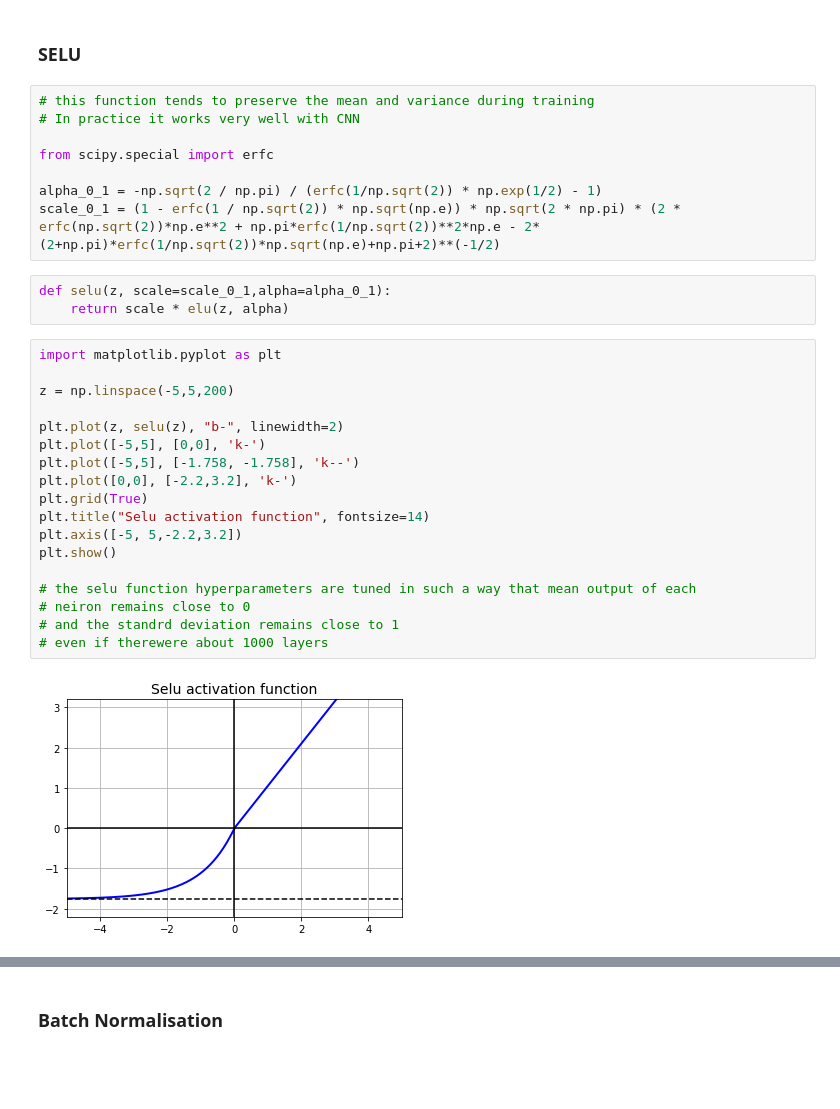
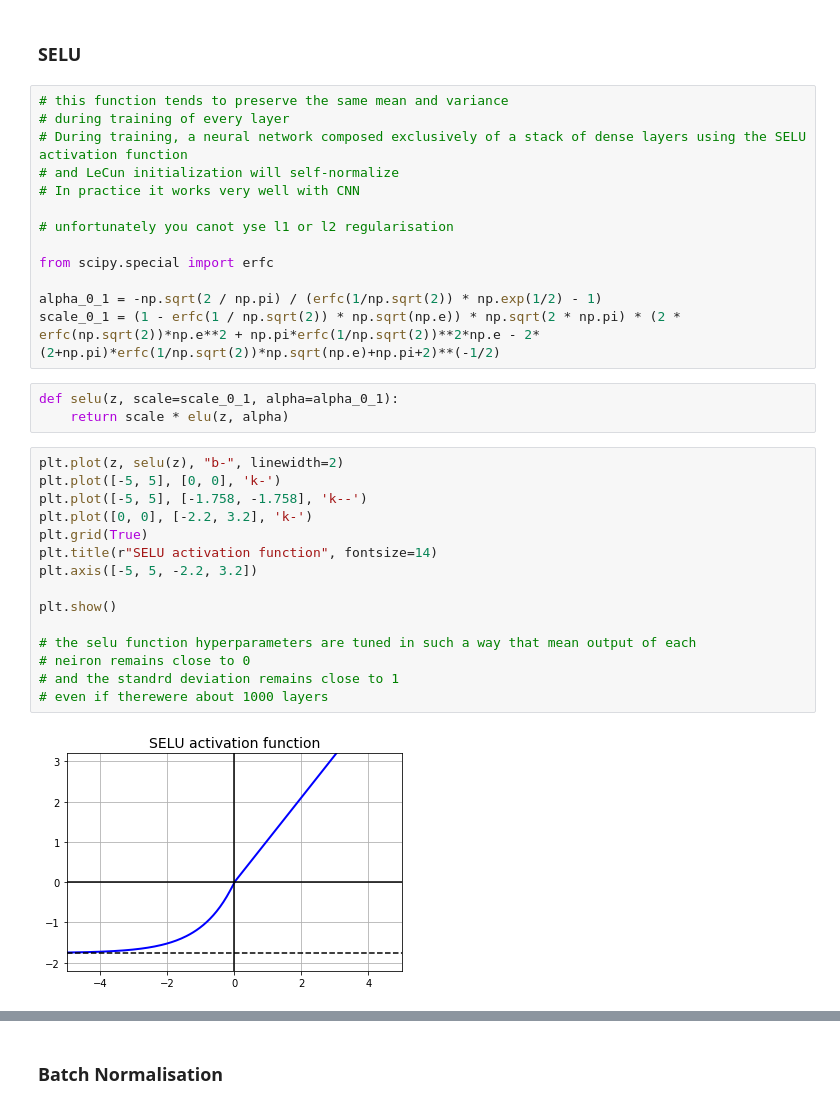
Before and after one commit to fanbyprinciple/hands_on_ml, a Jupyter notebook: chapter_11/deepnets.ipynb, the cells around one changed output, grey strips where cells are left out. Cells and saved outputs as stored; diff of their text form; blank space fills up the shorter version.

```diff
--- a/chapter_11/deepnets.ipynb
+++ b/chapter_11/deepnets.ipynb
@@ -234,34 +233,36 @@ hidden1 = tf.layers.dense(X, n_hidden1,activation=tf.nn.elu, name="hidden1")
 # %% [markdown]
 ### SELU
 # %%
-# this function tends to preserve the mean and variance during training
+# this function tends to preserve the same mean and variance
+# during training of every layer
+# During training, a neural network composed exclusively of a stack of dense layers using the SELU activation function
+# and LeCun initialization will self-normalize
 # In practice it works very well with CNN
+
+# unfortunately you canot yse l1 or l2 regularisation
 
 from scipy.special import erfc
 
 alpha_0_1 = -np.sqrt(2 / np.pi) / (erfc(1/np.sqrt(2)) * np.exp(1/2) - 1)
 scale_0_1 = (1 - erfc(1 / np.sqrt(2)) * np.sqrt(np.e)) * np.sqrt(2 * np.pi) * (2 * erfc(np.sqrt(2))*np.e**2 + np.pi*erfc(1/np.sqrt(2))**2*np.e - 2*(2+np.pi)*erfc(1/np.sqrt(2))*np.sqrt(np.e)+np.pi+2)**(-1/2)
 # %%
-def selu(z, scale=scale_0_1,alpha=alpha_0_1):
+def selu(z, scale=scale_0_1, alpha=alpha_0_1):
     return scale * elu(z, alpha)
 # %%
-import matplotlib.pyplot as plt
+plt.plot(z, selu(z), "b-", linewidth=2)
+plt.plot([-5, 5], [0, 0], 'k-')
+plt.plot([-5, 5], [-1.758, -1.758], 'k--')
+plt.plot([0, 0], [-2.2, 3.2], 'k-')
+plt.grid(True)
+plt.title(r"SELU activation function", fontsize=14)
+plt.axis([-5, 5, -2.2, 3.2])
 
-z = np.linspace(-5,5,200)
-
-plt.plot(z, selu(z), "b-", linewidth=2)
-plt.plot([-5,5], [0,0], 'k-')
-plt.plot([-5,5], [-1.758, -1.758], 'k--')
-plt.plot([0,0], [-2.2,3.2], 'k-')
-plt.grid(True)
-plt.title("Selu activation function", fontsize=14)
-plt.axis([-5, 5,-2.2,3.2])
 plt.show()
 
 # the selu function hyperparameters are tuned in such a way that mean output of each
 # neiron remains close to 0
 # and the standrd deviation remains close to 1
 # even if therewere about 1000 layers
 # %% [output]
-[figure, old version]
+[figure, new version]
 # %%
```
Also changed, not shown: parts of 30 cells of this notebook, 11 other files.
